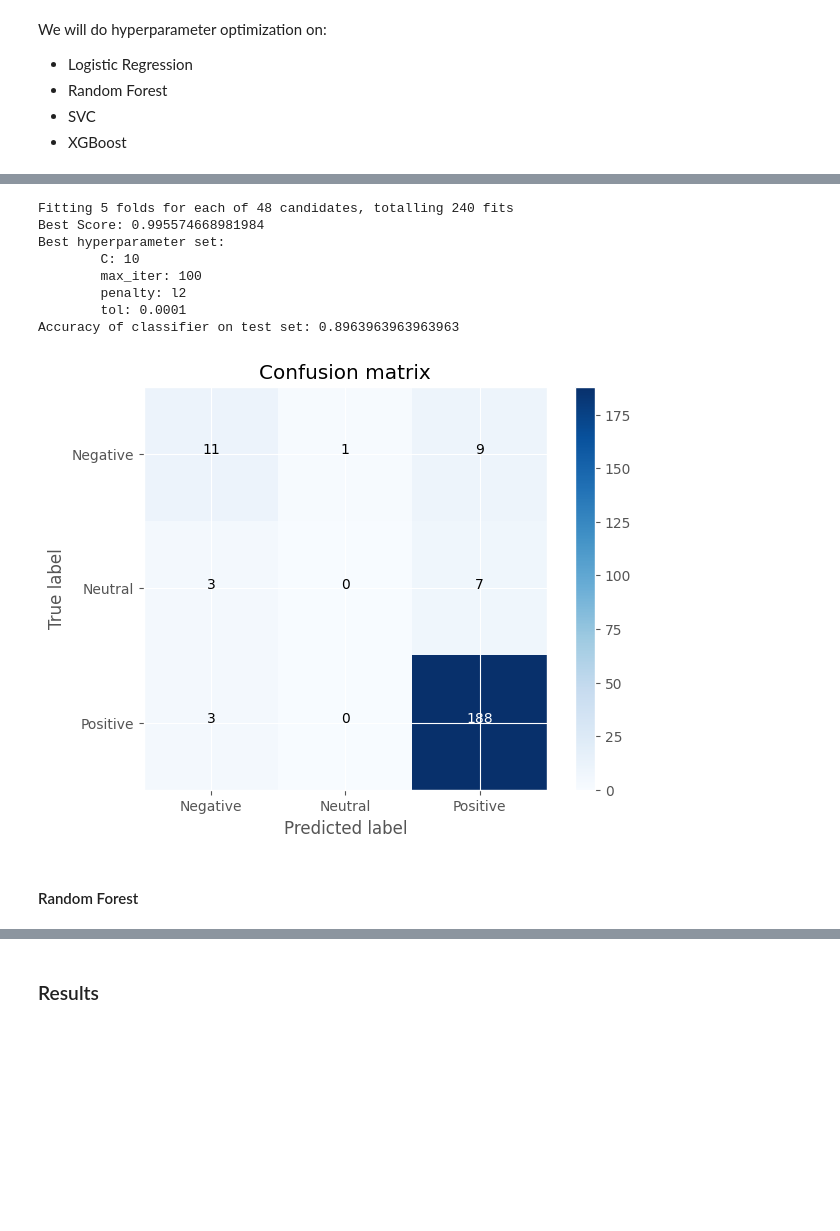
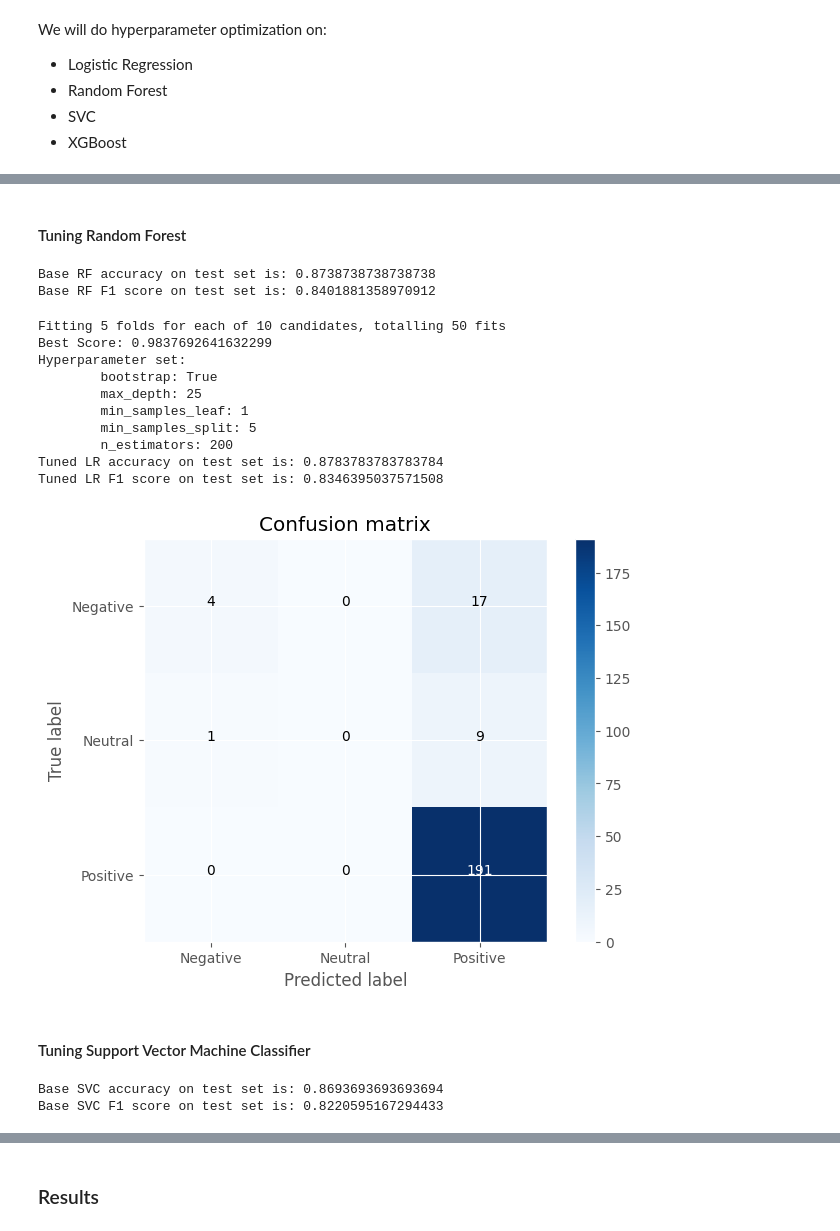
Before and after one commit to DavidAlexanderMoe/Sentiment-Analysis-and-Web-Scraping, a Jupyter notebook: Scripts/Analysis/4. Model Selection and Evaluation.ipynb, the cells around one changed output, grey strips where cells are left out. Saved outputs shown, nothing was run; the diff lists cells and outputs as text; code cells hidden in the pictures; blank space fills up the shorter version.

```diff
--- a/Scripts/Analysis/4. Model Selection and Evaluation.ipynb
+++ b/Scripts/Analysis/4. Model Selection and Evaluation.ipynb
@@ -181,0 +185,5 @@ For baseline purposes I will also run the metrics for the selected models on the
+# %%
+LR.fit(X_train, y_train)
+y_pred = LR.predict(X_test)
+print(f'Base LR accuracy on test set is: {accuracy_score(y_test, y_pred)}')
+print(f'Base LR F1 score on test set is: {f1_score(y_test, y_pred, average="weighted")}')
@@ -182,2 +234,48 @@ For baseline purposes I will also run the metrics for the selected models on the
+# %% [markdown]
+#### Tuning Random Forest
+# %%
+RF.fit(X_train, y_train)
+y_pred = RF.predict(X_test)
+print(f'Base RF accuracy on test set is: {accuracy_score(y_test, y_pred)}')
+print(f'Base RF F1 score on test set is: {f1_score(y_test, y_pred, average="weighted")}')
+# %% [output]
+Base RF accuracy on test set is: 0.8738738738738738
+Base RF F1 score on test set is: 0.8401881358970912
+# %%
+# define the hyperparameter space
+rf_params = {
+    'bootstrap': [True],
+    'max_depth': [5, 10, 20, 25, 30],
+    'min_samples_leaf': [1, 2, 4, 8],    # Minimum number of samples required to be at a leaf node
+    'min_samples_split': [2, 5, 10],     # Minimum number of samples required to split an internal node
+    'n_estimators': [100, 200, 400],
+}
+# %%
+best_RF = hypertuning(classifier = RF,
+                      param_grid = rf_params,
+                      metric='accuracy',
+                      verbose_value=1)
+# %% [output]
+Fitting 5 folds for each of 10 candidates, totalling 50 fits
+Best Score: 0.9837692641632299
+Hyperparameter set:
+        bootstrap: True
+        max_depth: 25
+        min_samples_leaf: 1
+        min_samples_split: 5
+        n_estimators: 200
+Tuned LR accuracy on test set is: 0.8783783783783784
+Tuned LR F1 score on test set is: 0.8346395037571508
+[figure, added]
+# %% [markdown]
+#### Tuning Support Vector Machine Classifier
+# %%
+SV.fit(X_train, y_train)
+y_pred = SV.predict(X_test)
+print(f'Base SVC accuracy on test set is: {accuracy_score(y_test, y_pred)}')
+print(f'Base SVC F1 score on test set is: {f1_score(y_test, y_pred, average="weighted")}')
+# %% [output]
+Base SVC accuracy on test set is: 0.8693693693693694
+Base SVC F1 score on test set is: 0.8220595167294433
 # %%
 # define the hyperparameter space
@@ -189,15 +285 @@ param_grid = {
 }
-# %%
-logreg, best_param = hypertuning(classifier = LR, param_grid = param_grid)
-# %% [output]
-Fitting 5 folds for each of 48 candidates, totalling 240 fits
-Best Score: 0.995574668981984
-Best hyperparameter set:
-        C: 10
-        max_iter: 100
-        penalty: l2
-        tol: 0.0001
-Accuracy of classifier on test set: 0.8963963963963963
-[figure, removed]
-# %% [markdown]
-#### Random Forest
```
Also changed, not shown: parts of 32 cells of this notebook.
